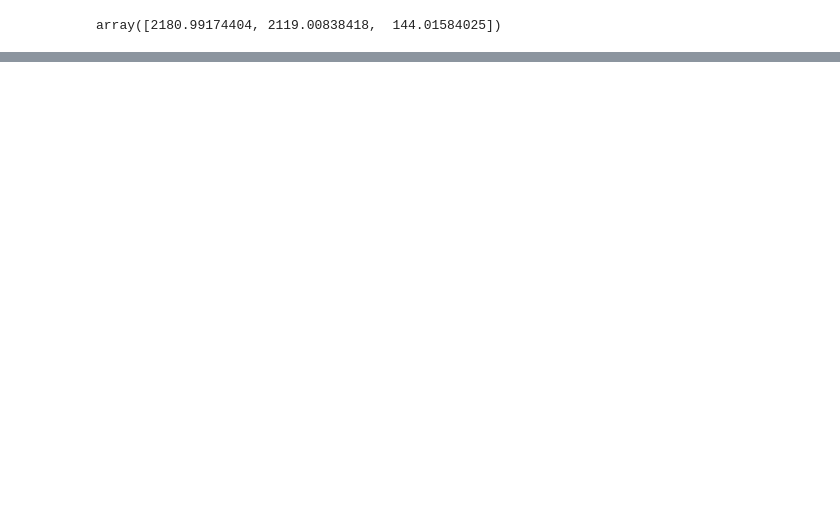
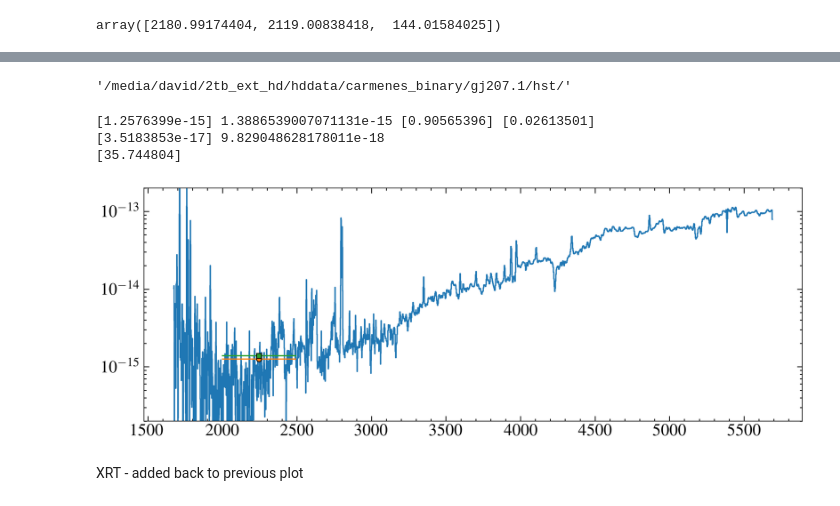
Before and after one commit to davidjwilson/gj207.1, a Jupyter notebook: gj207d1_stis.ipynb, the cells around one changed output, grey strips where cells are left out. Saved outputs shown, nothing was run; the diff lists cells and outputs as text; code cells hidden in the pictures; blank space fills up the shorter version.

```diff
--- a/gj207d1_stis.ipynb
+++ b/gj207d1_stis.ipynb
@@ -452,0 +553,40 @@ array([2180.99174404, 2119.00838418,  144.01584025])
+# %%
+path
+# %% [output]
+'/media/david/2tb_ext_hd/hddata/carmenes_binary/gj207.1/hst/'
+# %%
+fig, ax = plt.subplots()
+
+corspec = '{}fluxcorr/hst_17778_stis_gj-207d1_g230lb-g430l_ofem_cspec.fits'.format(path)
+data = fits.getdata(corspec, 1)[0]
+w, f, e= data['WAVELENGTH'], data['FLUX'], data['ERROR']
+
+fi = convolve(f, Box1DKernel(2))
+ax.step(w, fi, where='mid')
+
+# gmask = (gw > w[0]) & (gw < w[-1])
+# ax.step(gw[gmask], gf[gmask]*gj_scale/scale2, where='mid')
+
+ax.set_yscale('log')
+
+ax.set_ylim(2e-16, 2e-13)
+
+ax.errorbar(uw, uf, yerr=ue, xerr=ufwhm/2, marker='o', ls='none', markeredgecolor='k')
+# ax.plot(mw, mf)
+
+bp_w, bp_cc = np.loadtxt('/home/david/work/filters/uvot/Swift_UVOT.UVM2.dat', unpack=True)
+simphot, simphot_e = make_phot(bp_w, bp_cc, w, f, e=e)
+
+
+ax.errorbar(uw, simphot, yerr=simphot_e, xerr=ufwhm/2, marker='s', ls='none', markeredgecolor='k')
+
+print(uf, simphot, uf/simphot, uf/simphot*((ue/uf)**2+(simphot_e/simphot)**2)**0.5)
+print(ue, simphot_e)
+print(uf/ue)
+# %% [output]
+[1.2576399e-15] 1.3886539007071131e-15 [0.90565396] [0.02613501]
+[3.5183853e-17] 9.829048628178011e-18
+[35.744804]
+[figure, added]
+# %% [markdown]
+XRT - added back to previous plot
```
Also changed, not shown: parts of 12 cells of this notebook.
